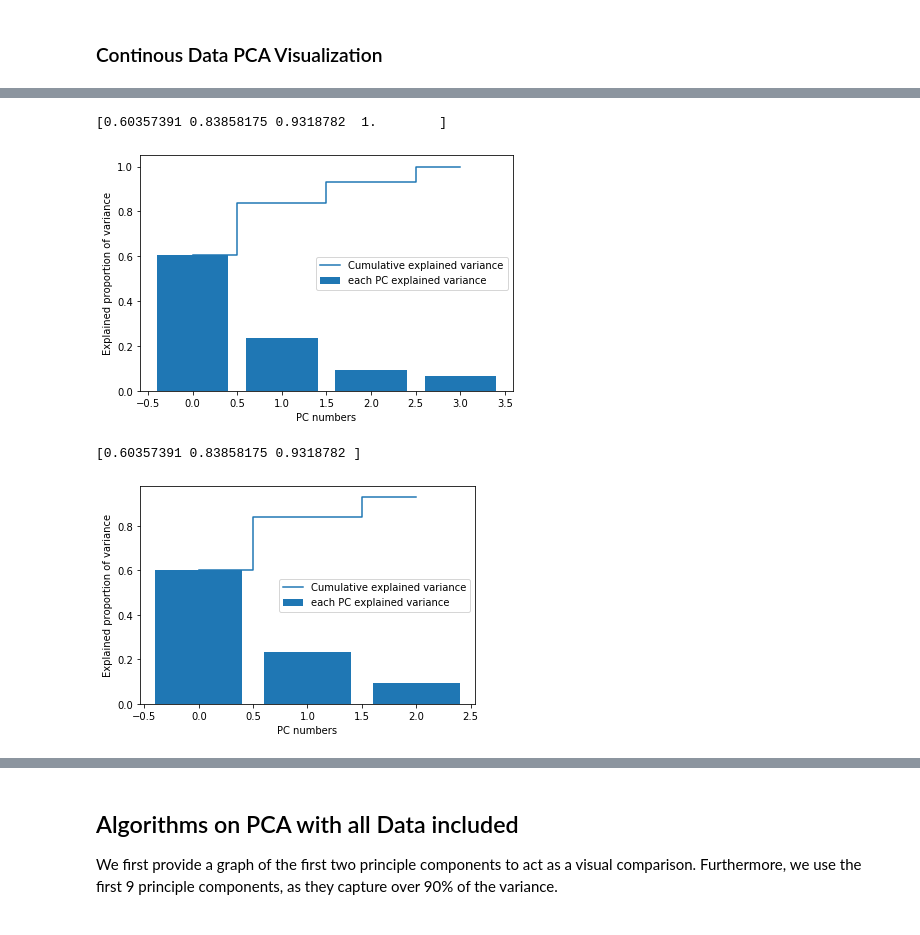
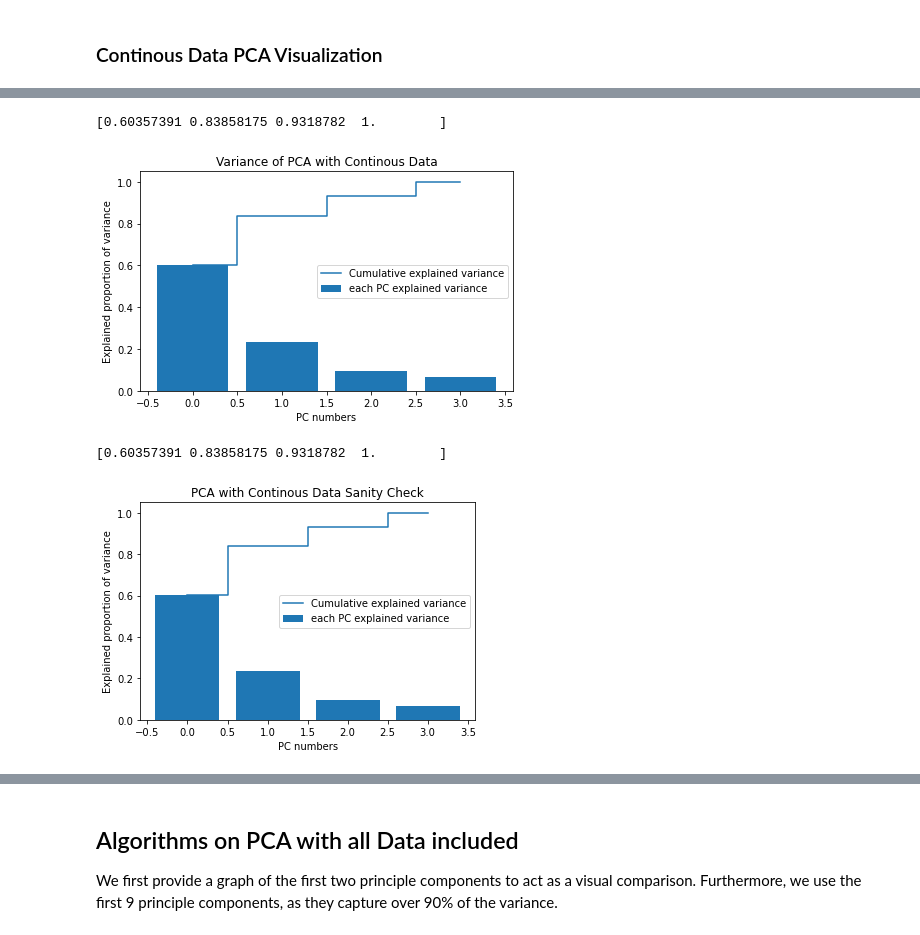
Before and after one commit to joshua-j-hong/COGS118B_Project, a Jupyter notebook: project_code.ipynb, the cells around one changed output, grey strips where cells are left out. Saved outputs shown, nothing was run; the diff lists cells and outputs as text; code cells hidden in the pictures.

```diff
--- a/project_code.ipynb
+++ b/project_code.ipynb
@@ -393,37 +450,41 @@ plt.bar(range(0,len(exp_prop_var)), exp_prop_var, label='each PC explained varia
 plt.step(range(0,len(cum_exp_var)), cum_exp_var, where='mid',label='Cumulative explained variance')
 plt.ylabel('Explained proportion of variance')
 plt.xlabel('PC numbers')
+plt.title("Variance of PCA with Continous Data")
 plt.legend(loc='best')
 plt.tight_layout()
+plt.savefig("./visualizations/pcaContinous_variance.png")
 plt.show()
 # %% [output]
 [0.60357391 0.83858175 0.9318782  1.        ]
-[figure, old version]
+[figure, new version]
 # %%
 # Using PCA package to double check our error and varinace, whether we have the appropriate covariance matrix, and
 #we can select the threshhold number for PCA expalined variance
 
-pca = PCA(0.9)
+pca = PCA(0.99999)
 X = pca.fit_transform(data_woLabel)
 
 # Determine explained variance using explained_variance_ration_ attribute
 exp_prop_var = pca.explained_variance_ratio_
 
 # Cumulative explained variance; It will help us to determine the number of principal compoents to use
-#based on our threshhold 0.9in our case
+#based on our threshhold 0.99999in our case
 
 cum_exp_var = np.cumsum(exp_prop_var)
 print(cum_exp_var)
 # visualizing culmulative expalined and variance and the number of PC that it needs to get there
 
 plt.bar(range(0,len(exp_prop_var)), exp_prop_var, label='each PC explained variance')
 plt.step(range(0,len(cum_exp_var)), cum_exp_var, where='mid',label='Cumulative explained variance')
 plt.ylabel('Explained proportion of variance')
 plt.xlabel('PC numbers')
+plt.title("PCA with Continous Data Sanity Check")
 plt.legend(loc='best')
+plt.savefig("./visualizations/pcaContinous_SanityCheck.png")
 plt.show()
 # %% [output]
-[0.60357391 0.83858175 0.9318782 ]
+[0.60357391 0.83858175 0.9318782  1.        ]
-[figure, old version]
+[figure, new version]
 # %%
 fig = plt.figure()
```
Also changed, not shown: parts of 38 cells of this notebook, 20 other files.
